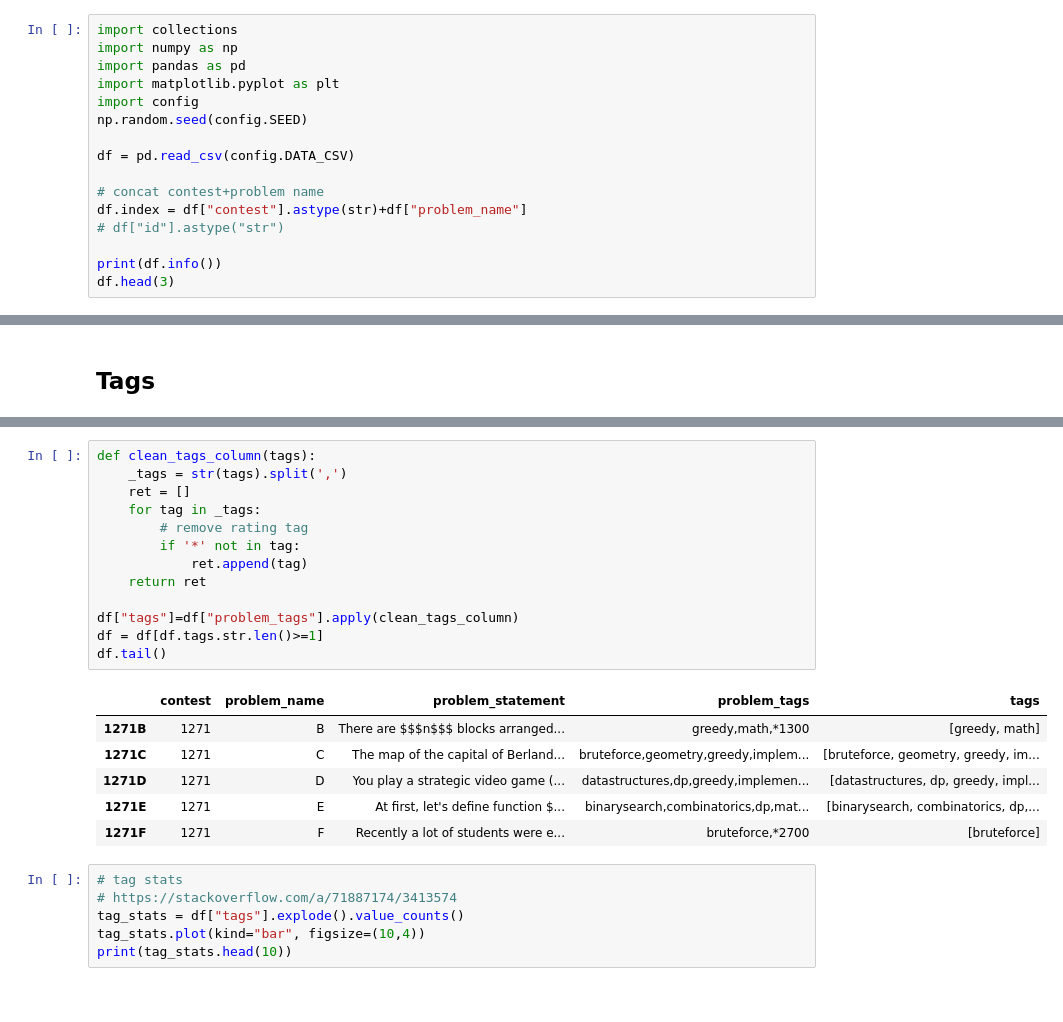
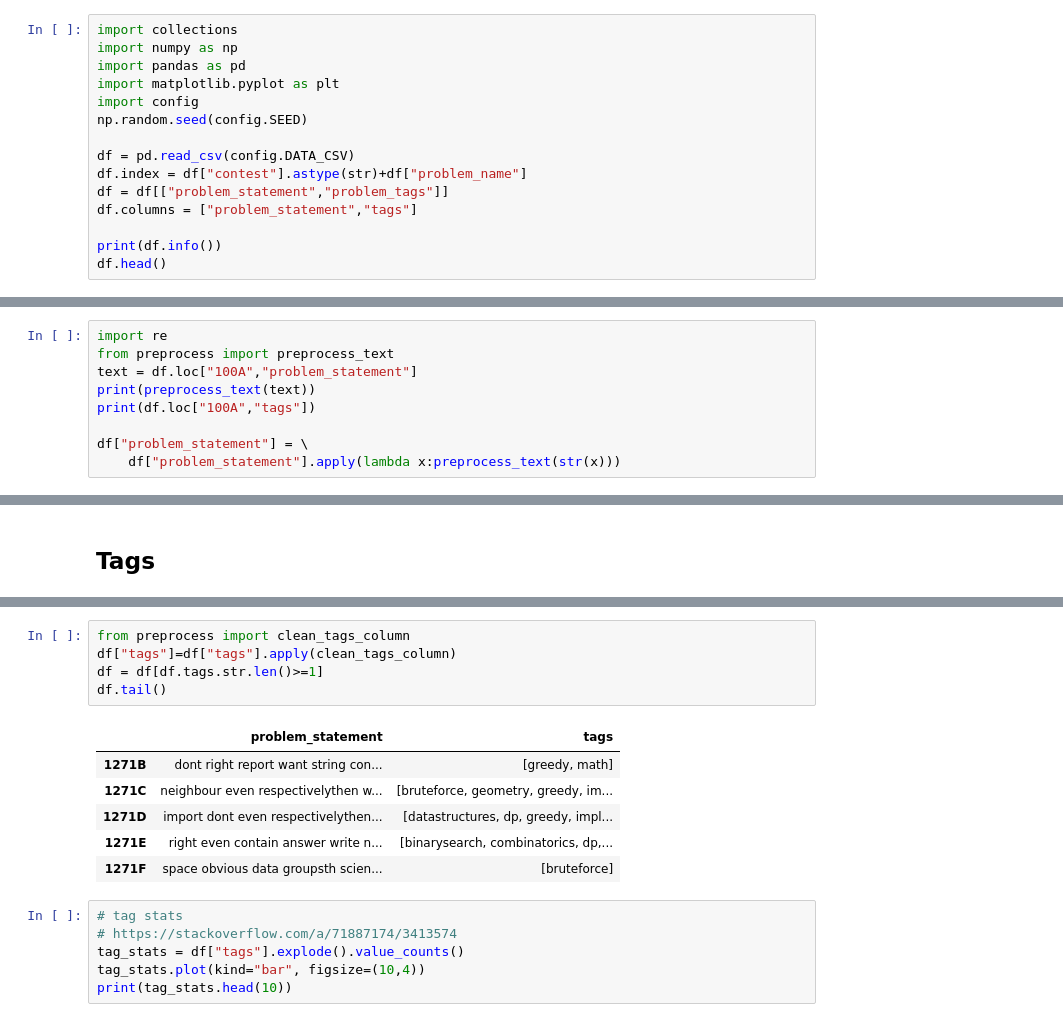
Before and after one commit to jhojin7/codeforces-predict, a Jupyter notebook: eda.ipynb, the cells around one changed output, grey strips where cells are left out. Saved outputs shown, nothing was run; the diff lists cells and outputs as text.

```diff
--- a/eda.ipynb
+++ b/eda.ipynb
@@ -9,13 +9,12 @@ import config
 np.random.seed(config.SEED)
 
 df = pd.read_csv(config.DATA_CSV)
-
-# concat contest+problem name
 df.index = df["contest"].astype(str)+df["problem_name"]
-# df["id"].astype("str")
+df = df[["problem_statement","problem_tags"]]
+df.columns = ["problem_statement","tags"]
 
 print(df.info())
-df.head(3)
+df.head()
 # %% [output]
 <class 'pandas.core.frame.DataFrame'>
 Index: 8343 entries, 325A to 1271F
@@ -35,0 +76,9 @@ None
+# %%
+import re
+from preprocess import preprocess_text
+text = df.loc["100A","problem_statement"]
+print(preprocess_text(text))
+print(df.loc["100A","tags"])
+
+df["problem_statement"] = \
+    df["problem_statement"].apply(lambda x:preprocess_text(str(x)))
@@ -38,23 +98,15 @@ None
 # %%
-def clean_tags_column(tags):
-    _tags = str(tags).split(',')
-    ret = []
-    for tag in _tags:
-        # remove rating tag
-        if '*' not in tag:
-            ret.append(tag)
-    return ret
-
-df["tags"]=df["problem_tags"].apply(clean_tags_column)
+from preprocess import clean_tags_column
+df["tags"]=df["tags"].apply(clean_tags_column)
 df = df[df.tags.str.len()>=1]
 df.tail()
 # %% [output]
-|  | contest | problem_name | problem_statement | problem_tags | tags |
-| 1271B | 1271 | B | There are $$$n$$$ blocks arranged... | greedy,math,*1300 | [greedy, math] |
-| 1271C | 1271 | C | The map of the capital of Berland... | bruteforce,geometry,greedy,implem... | [bruteforce, geometry, greedy, im... |
-| 1271D | 1271 | D | You play a strategic video game (... | datastructures,dp,greedy,implemen... | [datastructures, dp, greedy, impl... |
-| 1271E | 1271 | E | At first, let's define function $... | binarysearch,combinatorics,dp,mat... | [binarysearch, combinatorics, dp,... |
-| 1271F | 1271 | F | Recently a lot of students were e... | bruteforce,*2700 | [bruteforce] |
+|  | problem_statement | tags |
+| 1271B | dont right report want string con... | [greedy, math] |
+| 1271C | neighbour even respectivelythen w... | [bruteforce, geometry, greedy, im... |
+| 1271D | import dont even respectivelythen... | [datastructures, dp, greedy, impl... |
+| 1271E | right even contain answer write n... | [binarysearch, combinatorics, dp,... |
+| 1271F | space obvious data groupsth scien... | [bruteforce] |
 # %%
 # tag stats
 # https://stackoverflow.com/a/71887174/3413574
```
Also changed, not shown: parts of 28 cells of this notebook, 1 other file.
